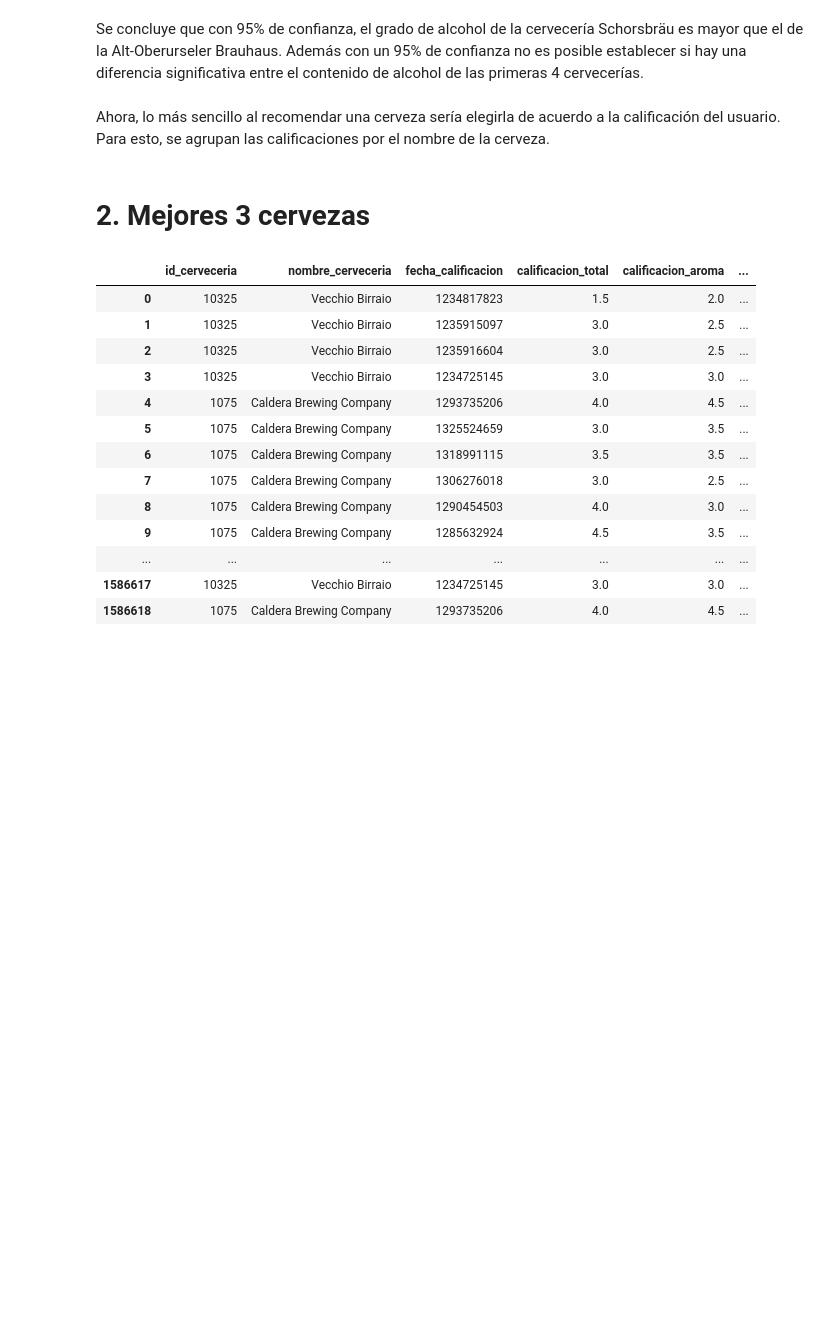
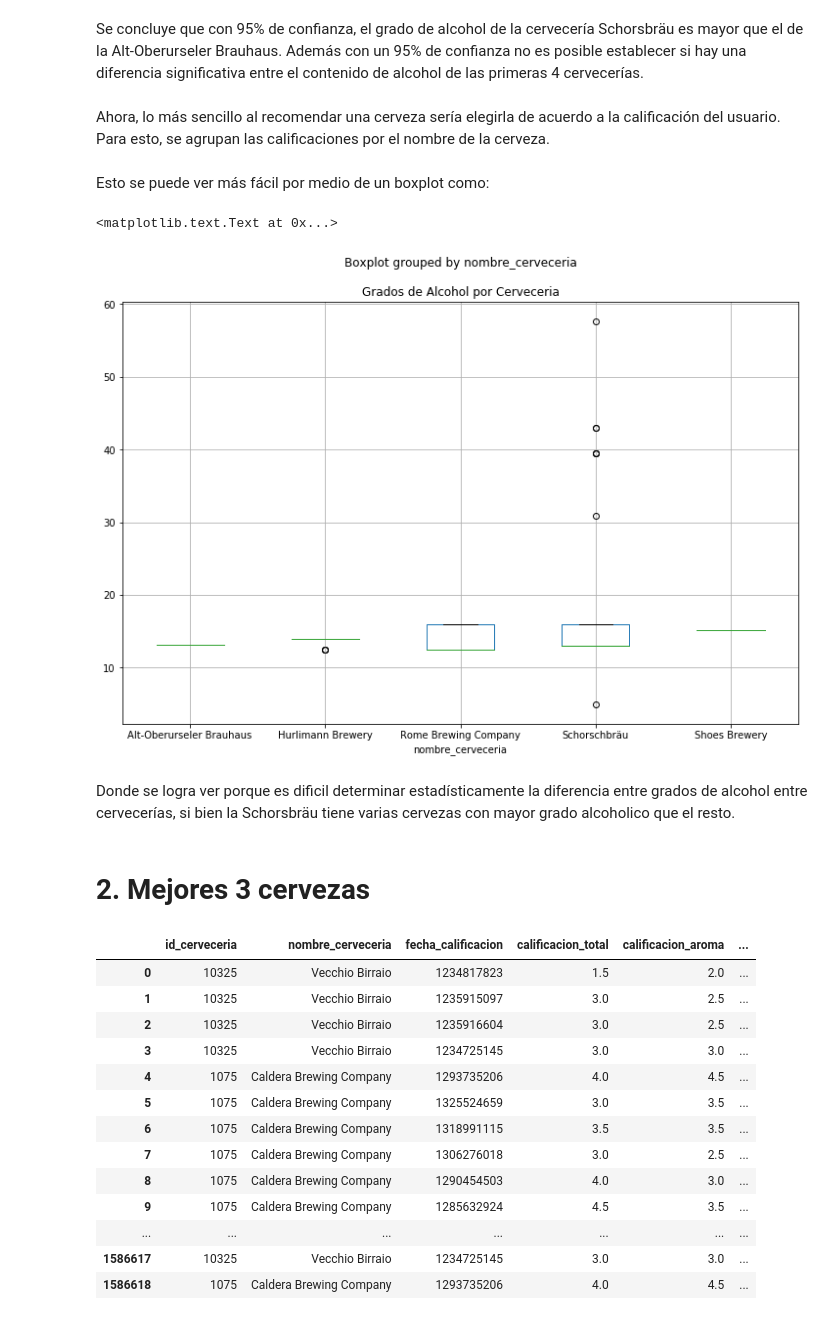
Before and after one commit to juanclopezr/Beer_reviews, a Jupyter notebook: Beer_reviews.ipynb, the cells around one changed output. Saved outputs shown, nothing was run; the diff lists cells and outputs as text; code cells hidden in the pictures; blank space fills up the shorter version.

```diff
--- a/Beer_reviews.ipynb
+++ b/Beer_reviews.ipynb
@@ -151,6 +151,17 @@ Se concluye que con 95% de confianza, el grado de alcohol de la cervecería Scho
 # %% [markdown]
 Ahora, lo más sencillo al recomendar una cerveza sería elegirla de acuerdo a la calificación del usuario.
 Para esto, se agrupan las calificaciones por el nombre de la cerveza.
+# %% [markdown]
+Esto se puede ver más fácil por medio de un boxplot como:
+# %%
+interest = data.loc[np.logical_or(np.logical_or(np.logical_or(np.logical_or(data.nombre_cerveceria == 'Schorschbräu', data.nombre_cerveceria == 'Shoes Brewery'), data.nombre_cerveceria == 'Rome Brewing Company'), data.nombre_cerveceria == 'Hurlimann Brewery'), data.nombre_cerveceria == 'Alt-Oberurseler Brauhaus')]
+interest.boxplot('grado_alcohol', by='nombre_cerveceria', figsize=(12,8))
+plt.title('Grados de Alcohol por Cerveceria')
+# %% [output]
+<matplotlib.text.Text at 0x...>
+[figure, added]
+# %% [markdown]
+Donde se logra ver porque es dificil determinar estadísticamente la diferencia entre grados de alcohol entre cervecerías, si bien la Schorsbräu tiene varias cervezas con mayor grado alcoholico que el resto.
 # %% [markdown]
 # 2. Mejores 3 cervezas
 # %%
```
Also changed, not shown: parts of 3 cells of this notebook.
